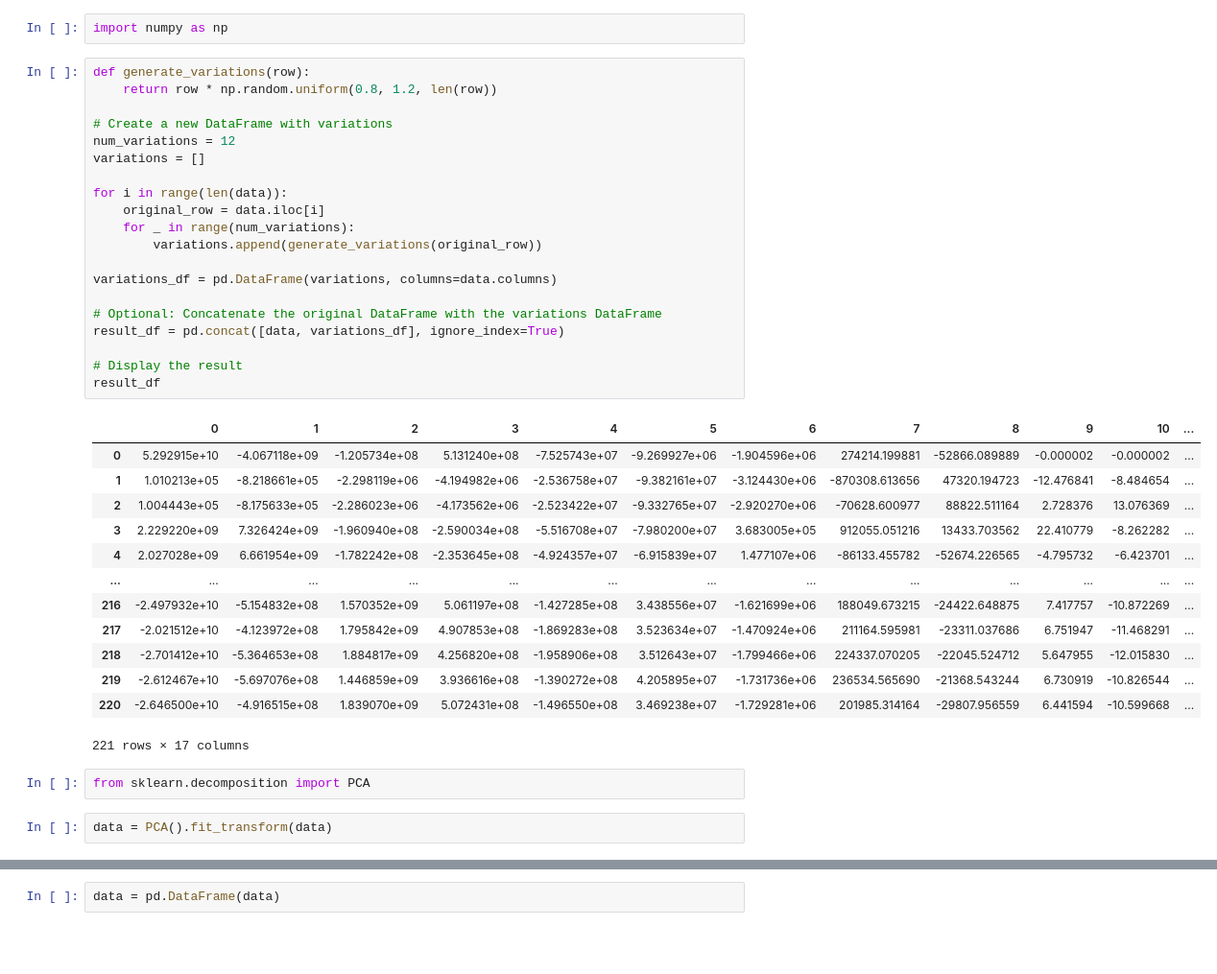
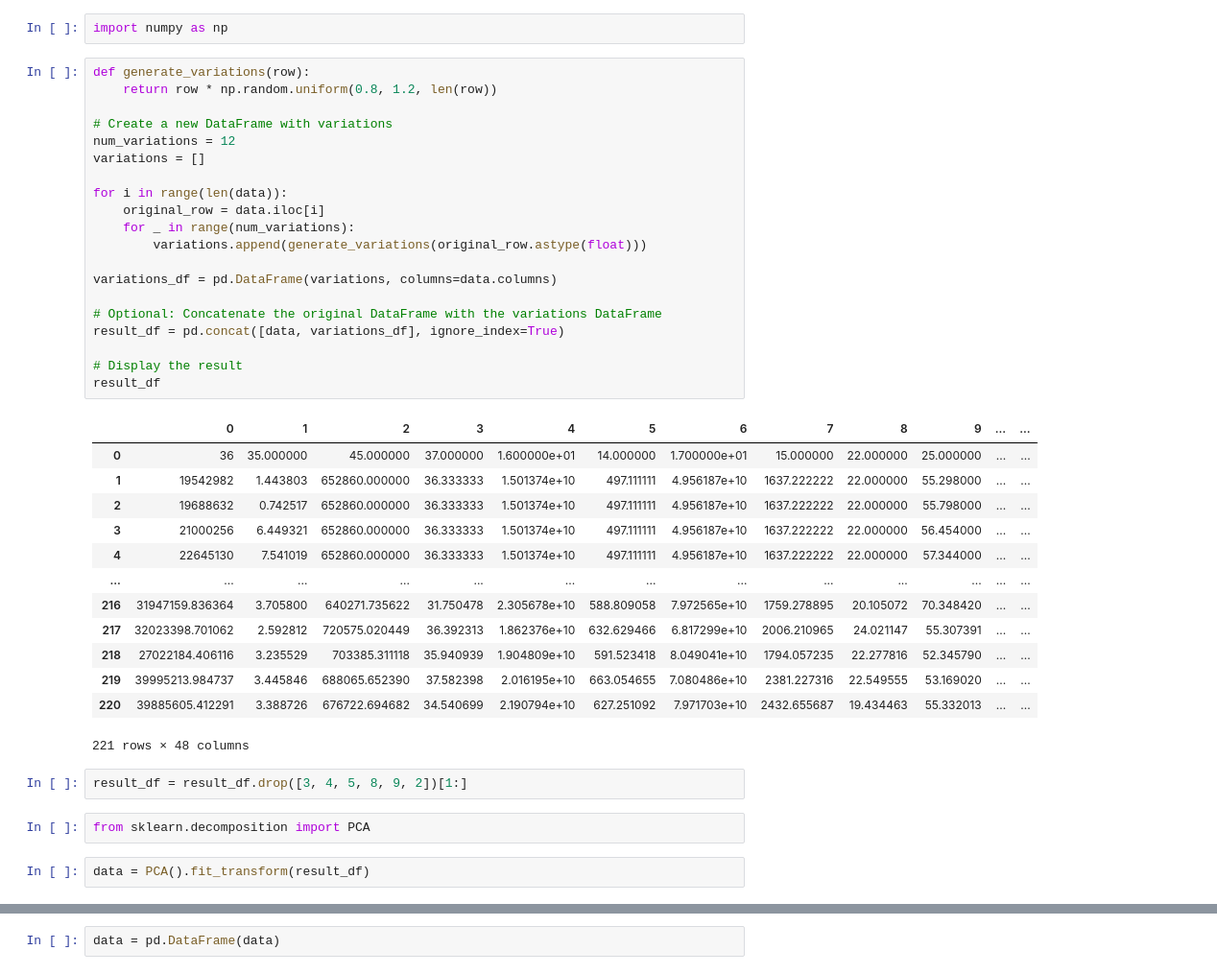
Before and after one commit to TanetiSanjay/IITM_HACKATHON, a Jupyter notebook: Code/prev_code/esg_data.ipynb, the cells around one changed output, grey strips where cells are left out. Shown at 96% size. Saved outputs shown, nothing was run; the diff lists cells and outputs as text; blank space fills up the shorter version.

```diff
--- a/Code/esg_data.ipynb
+++ b/Code/prev_code/esg_data.ipynb
@@ -226,41 +226,43 @@ import numpy as np
 # %%
 def generate_variations(row):
     return row * np.random.uniform(0.8, 1.2, len(row))
 
 # Create a new DataFrame with variations
 num_variations = 12
 variations = []
 
 for i in range(len(data)):
     original_row = data.iloc[i]
     for _ in range(num_variations):
-        variations.append(generate_variations(original_row))
+        variations.append(generate_variations(original_row.astype(float)))
 
 variations_df = pd.DataFrame(variations, columns=data.columns)
 
 # Optional: Concatenate the original DataFrame with the variations DataFrame
 result_df = pd.concat([data, variations_df], ignore_index=True)
 
 # Display the result
 result_df
 # %% [output]
-|  | 0 | 1 | 2 | 3 | 4 | 5 | 6 | 7 | 8 | 9 | 10 | ... |
-| 0 | 5.292915e+10 | -4.067118e+09 | -1.205734e+08 | 5.131240e+08 | -7.525743e+07 | -9.269927e+06 | -1.904596e+06 | 274214.199881 | -52866.089889 | -0.000002 | -0.000002 | ... |
-| 1 | 1.010213e+05 | -8.218661e+05 | -2.298119e+06 | -4.194982e+06 | -2.536758e+07 | -9.382161e+07 | -3.124430e+06 | -870308.613656 | 47320.194723 | -12.476841 | -8.484654 | ... |
-| 2 | 1.004443e+05 | -8.175633e+05 | -2.286023e+06 | -4.173562e+06 | -2.523422e+07 | -9.332765e+07 | -2.920270e+06 | -70628.600977 | 88822.511164 | 2.728376 | 13.076369 | ... |
-| 3 | 2.229220e+09 | 7.326424e+09 | -1.960940e+08 | -2.590034e+08 | -5.516708e+07 | -7.980200e+07 | 3.683005e+05 | 912055.051216 | 13433.703562 | 22.410779 | -8.262282 | ... |
-| 4 | 2.027028e+09 | 6.661954e+09 | -1.782242e+08 | -2.353645e+08 | -4.924357e+07 | -6.915839e+07 | 1.477107e+06 | -86133.455782 | -52674.226565 | -4.795732 | -6.423701 | ... |
+|  | 0 | 1 | 2 | 3 | 4 | 5 | 6 | 7 | 8 | 9 | ... | ... |
+| 0 | 36 | 35.000000 | 45.000000 | 37.000000 | 1.600000e+01 | 14.000000 | 1.700000e+01 | 15.000000 | 22.000000 | 25.000000 | ... | ... |
+| 1 | 19542982 | 1.443803 | 652860.000000 | 36.333333 | 1.501374e+10 | 497.111111 | 4.956187e+10 | 1637.222222 | 22.000000 | 55.298000 | ... | ... |
+| 2 | 19688632 | 0.742517 | 652860.000000 | 36.333333 | 1.501374e+10 | 497.111111 | 4.956187e+10 | 1637.222222 | 22.000000 | 55.798000 | ... | ... |
+| 3 | 21000256 | 6.449321 | 652860.000000 | 36.333333 | 1.501374e+10 | 497.111111 | 4.956187e+10 | 1637.222222 | 22.000000 | 56.454000 | ... | ... |
+| 4 | 22645130 | 7.541019 | 652860.000000 | 36.333333 | 1.501374e+10 | 497.111111 | 4.956187e+10 | 1637.222222 | 22.000000 | 57.344000 | ... | ... |
 | ... | ... | ... | ... | ... | ... | ... | ... | ... | ... | ... | ... | ... |
-| 216 | -2.497932e+10 | -5.154832e+08 | 1.570352e+09 | 5.061197e+08 | -1.427285e+08 | 3.438556e+07 | -1.621699e+06 | 188049.673215 | -24422.648875 | 7.417757 | -10.872269 | ... |
-| 217 | -2.021512e+10 | -4.123972e+08 | 1.795842e+09 | 4.907853e+08 | -1.869283e+08 | 3.523634e+07 | -1.470924e+06 | 211164.595981 | -23311.037686 | 6.751947 | -11.468291 | ... |
-| 218 | -2.701412e+10 | -5.364653e+08 | 1.884817e+09 | 4.256820e+08 | -1.958906e+08 | 3.512643e+07 | -1.799466e+06 | 224337.070205 | -22045.524712 | 5.647955 | -12.015830 | ... |
-| 219 | -2.612467e+10 | -5.697076e+08 | 1.446859e+09 | 3.936616e+08 | -1.390272e+08 | 4.205895e+07 | -1.731736e+06 | 236534.565690 | -21368.543244 | 6.730919 | -10.826544 | ... |
-| 220 | -2.646500e+10 | -4.916515e+08 | 1.839070e+09 | 5.072431e+08 | -1.496550e+08 | 3.469238e+07 | -1.729281e+06 | 201985.314164 | -29807.956559 | 6.441594 | -10.599668 | ... |
+| 216 | 31947159.836364 | 3.705800 | 640271.735622 | 31.750478 | 2.305678e+10 | 588.809058 | 7.972565e+10 | 1759.278895 | 20.105072 | 70.348420 | ... | ... |
+| 217 | 32023398.701062 | 2.592812 | 720575.020449 | 36.392313 | 1.862376e+10 | 632.629466 | 6.817299e+10 | 2006.210965 | 24.021147 | 55.307391 | ... | ... |
+| 218 | 27022184.406116 | 3.235529 | 703385.311118 | 35.940939 | 1.904809e+10 | 591.523418 | 8.049041e+10 | 1794.057235 | 22.277816 | 52.345790 | ... | ... |
+| 219 | 39995213.984737 | 3.445846 | 688065.652390 | 37.582398 | 2.016195e+10 | 663.054655 | 7.080486e+10 | 2381.227316 | 22.549555 | 53.169020 | ... | ... |
+| 220 | 39885605.412291 | 3.388726 | 676722.694682 | 34.540699 | 2.190794e+10 | 627.251092 | 7.971703e+10 | 2432.655687 | 19.434463 | 55.332013 | ... | ... |
-221 rows × 17 columns
+221 rows × 48 columns
+# %%
+result_df = result_df.drop([3, 4, 5, 8, 9, 2])[1:]
 # %%
 from sklearn.decomposition import PCA
 # %%
-data = PCA().fit_transform(data)
+data = PCA().fit_transform(result_df)
 # %%
 data
 # %% [output]
```
Also changed, not shown: parts of 4 cells of this notebook, 21 other files.
